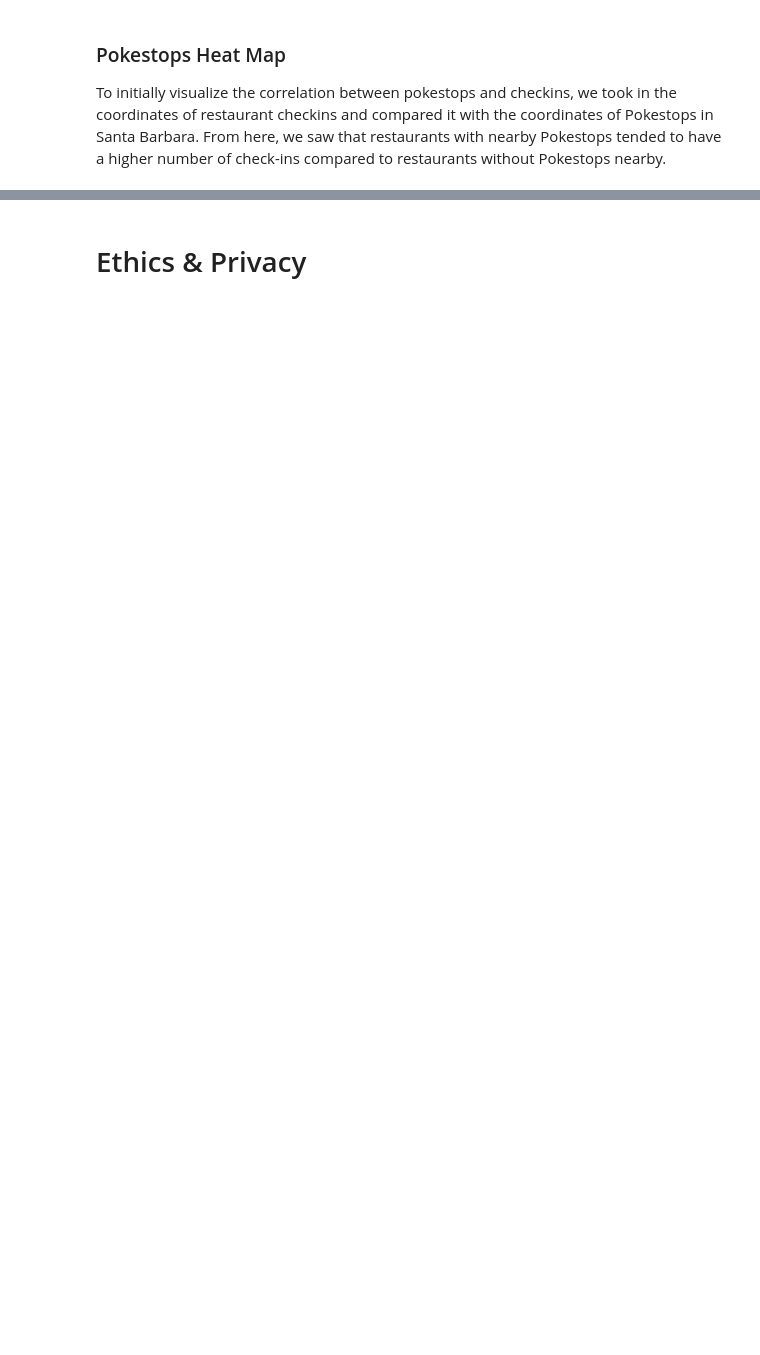
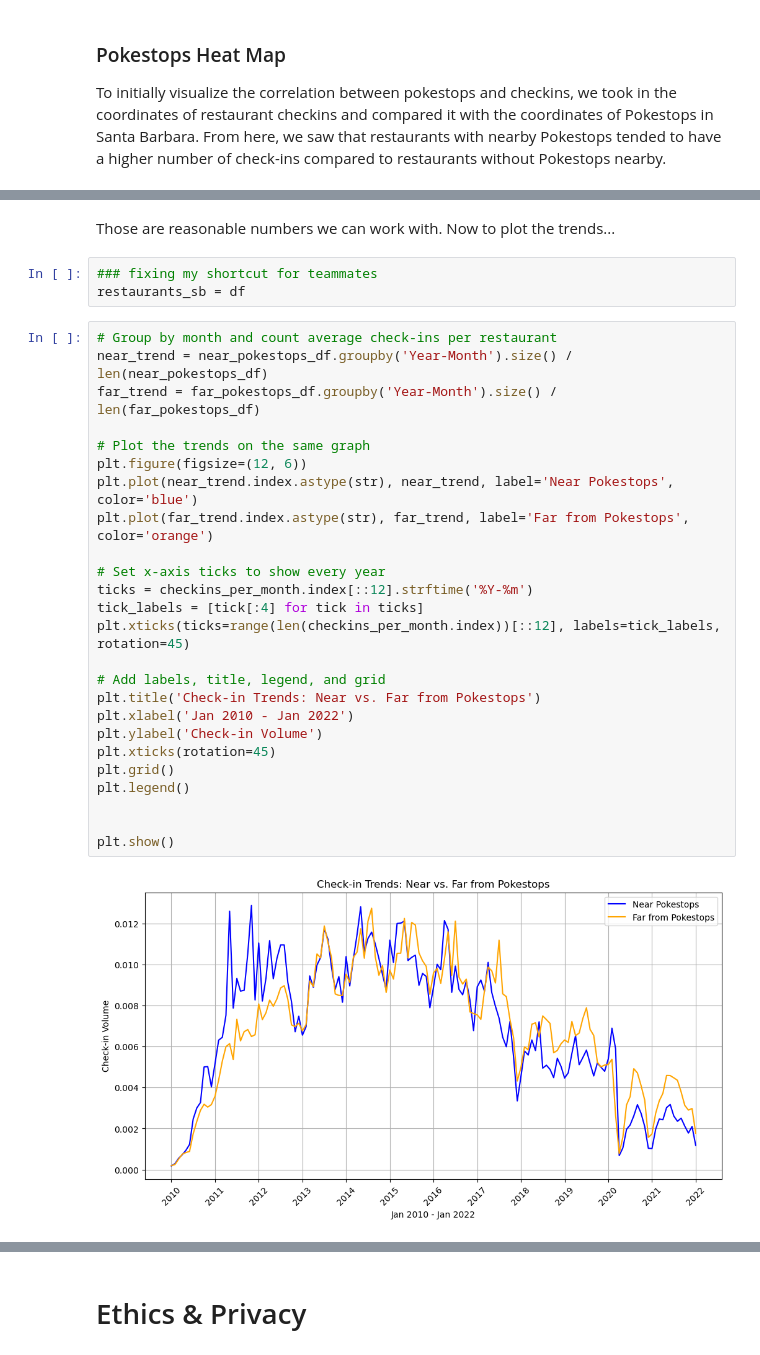
Before and after one commit to skvillamin/pokestops-analysis, a Jupyter notebook: FinalProject_Group128-FA24.ipynb, the cells around one changed output, grey strips where cells are left out. Cells and saved outputs as stored; diff of their text form; blank space fills up the shorter version.

```diff
--- a/FinalProject_Group128-FA24.ipynb
+++ b/FinalProject_Group128-FA24.ipynb
@@ -224,0 +459,32 @@ Some more words and stuff.  Remember notebooks work best if you interleave the c
+# %% [markdown]
+Those are reasonable numbers we can work with. Now to plot the trends...
+# %%
+### fixing my shortcut for teammates
+restaurants_sb = df
+# %%
+# Group by month and count average check-ins per restaurant
+near_trend = near_pokestops_df.groupby('Year-Month').size() / len(near_pokestops_df)
+far_trend = far_pokestops_df.groupby('Year-Month').size() / len(far_pokestops_df)
+
+# Plot the trends on the same graph
+plt.figure(figsize=(12, 6))
+plt.plot(near_trend.index.astype(str), near_trend, label='Near Pokestops', color='blue')
+plt.plot(far_trend.index.astype(str), far_trend, label='Far from Pokestops', color='orange')
+
+# Set x-axis ticks to show every year
+ticks = checkins_per_month.index[::12].strftime('%Y-%m')
+tick_labels = [tick[:4] for tick in ticks]
+plt.xticks(ticks=range(len(checkins_per_month.index))[::12], labels=tick_labels, rotation=45)
+
+# Add labels, title, legend, and grid
+plt.title('Check-in Trends: Near vs. Far from Pokestops')
+plt.xlabel('Jan 2010 - Jan 2022')
+plt.ylabel('Check-in Volume')
+plt.xticks(rotation=45)
+plt.grid()
+plt.legend()
+
+
+plt.show()
+# %% [output]
+[figure, added]
```
Also changed, not shown: parts of 35 cells of this notebook.
